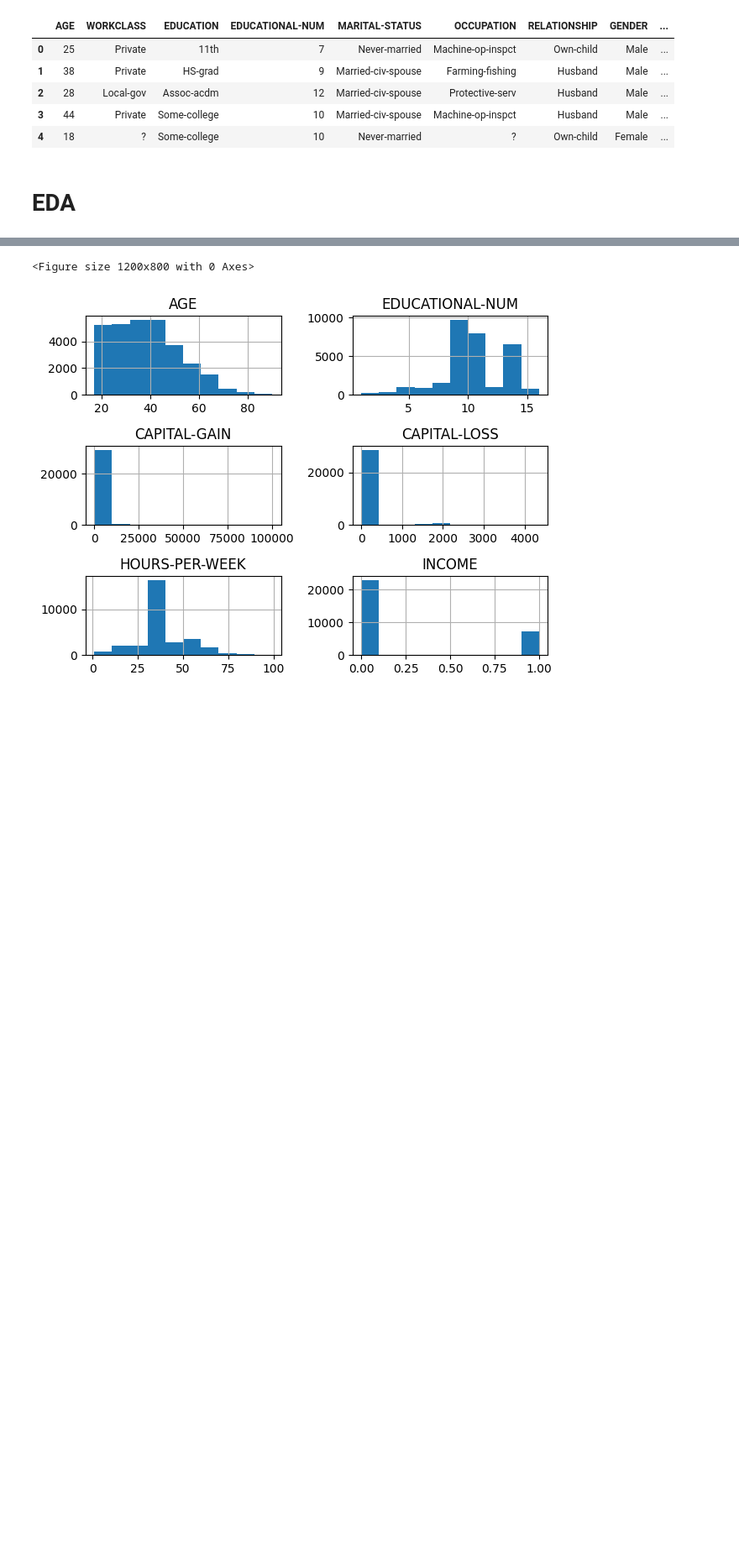
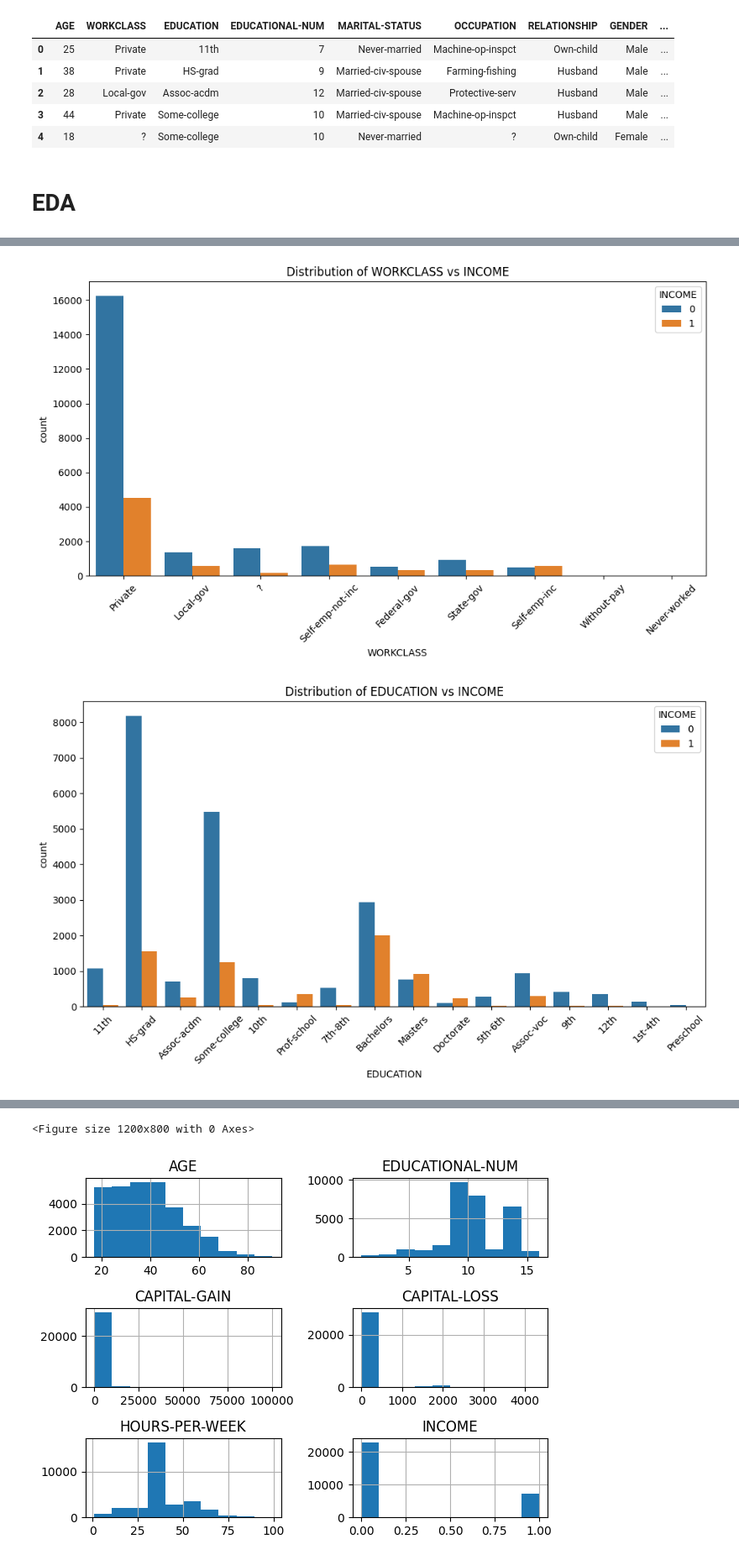
Before and after one commit to Kiennguyen08/income_pipeline_tpbank, a Jupyter notebook: final.ipynb, the cells around one changed output, grey strips where cells are left out. Shown at 84% size. Cells and saved outputs as stored; diff of their text form; code cells hidden in the pictures; blank space fills up the shorter version.

```diff
--- a/final.ipynb
+++ b/final.ipynb
@@ -30,5 +30,7 @@ from catboost import CatBoostClassifier
 # %%
 train_path = 'data/train.txt'
 df = pd.read_csv(train_path)
-df = df.drop(columns='0')
-df.columns = ['AGE', 'WORKCLASS', 'EDUCATION', 'EDUCATIONAL-NUM', 'MARITAL-STATUS', 'OCCUPATION', 'RELATIONSHIP', 'GENDER', 'CAPITAL-GAIN', 'CAPITAL-LOSS', 'HOURS-PER-WEEK', 'INCOME']
+
+# Drop index column
+df = df.drop(df.columns[0], axis=1)
+df.columns
@@ -73,0 +86,19 @@ df.describe()
+# %%
+def plot_categorical_vs_income(data, column, figsize=(10, 6)):
+    plt.figure(figsize=figsize)
+    sns.countplot(x=column, hue="INCOME", data=data)
+    plt.title(f"Distribution of {column} vs INCOME")
+    plt.xticks(rotation=45)
+    plt.tight_layout()
+
+# Categorical columns to plot
+categorical_columns = ['WORKCLASS', 'EDUCATION', 'MARITAL-STATUS', 'OCCUPATION', 'RELATIONSHIP', 'GENDER']
+
+# Plotting each categorical column against INCOME
+for column in categorical_columns:
+    plot_categorical_vs_income(df, column)
+
+plt.show()
+# %% [output]
+[figure, added]
+[figure, added]
```
Also changed, not shown: parts of 17 cells of this notebook, 1 other file.
